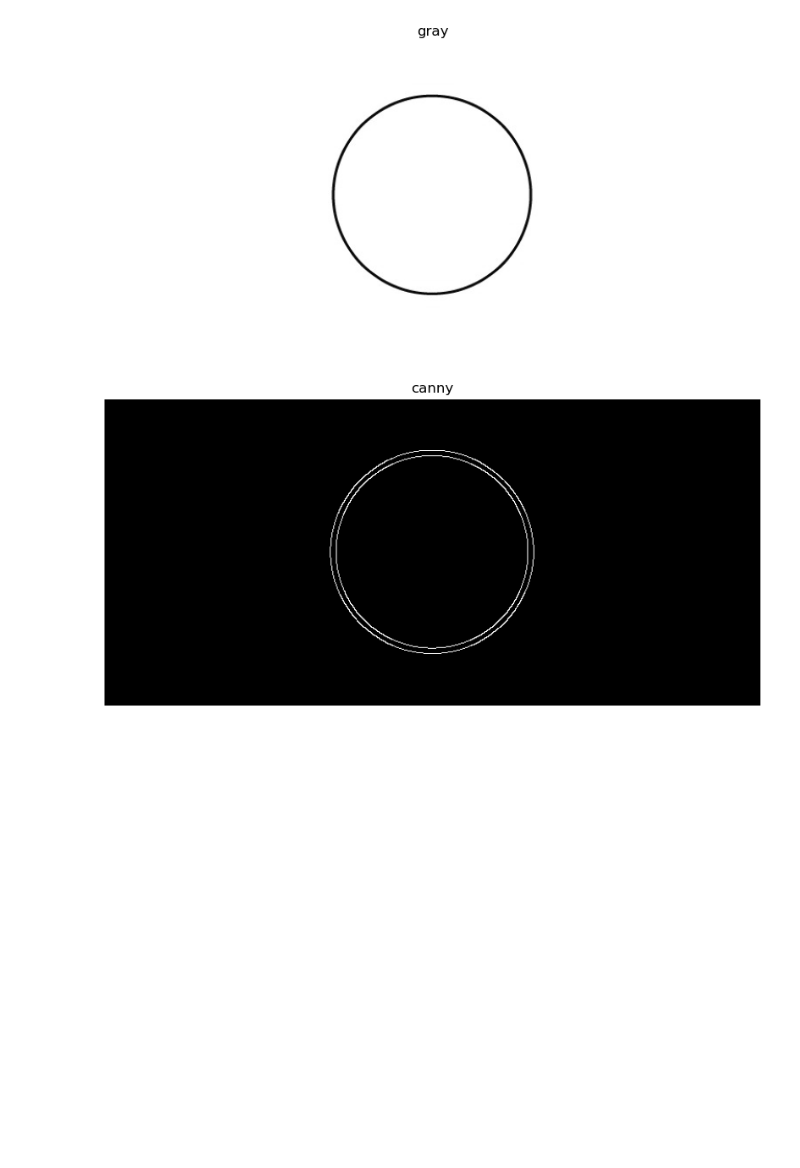
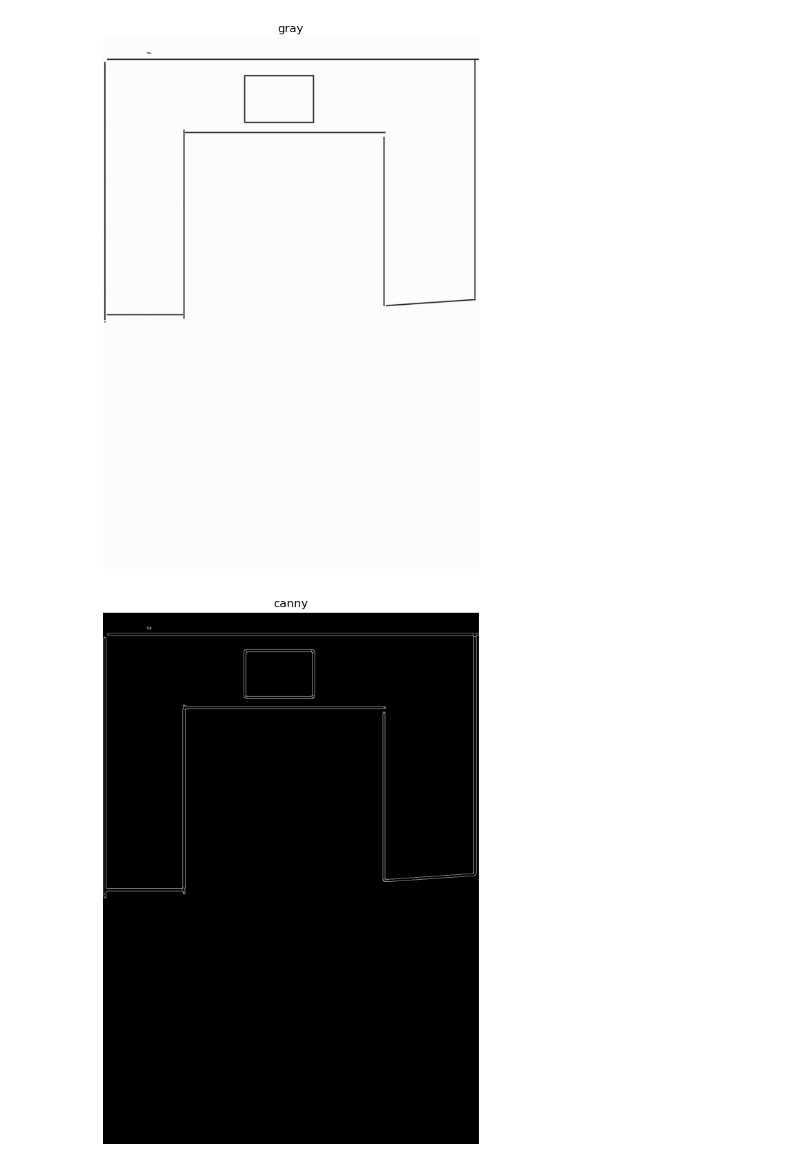
Before and after one commit to abdelrahman7124/torpedo-project, a Jupyter notebook: GUI/ShapeDetect.ipynb, the cells around one changed output. Saved outputs shown, nothing was run; the diff lists cells and outputs as text; code cells hidden in the pictures; blank space fills up the shorter version.

Commit message:
complete detect shap func wiht high acc

```diff
--- a/GUI/ShapeDetect.ipynb
+++ b/GUI/ShapeDetect.ipynb
@@ -48,27 +73,57 @@ def detect_shape(contour):
 # %%
-#Select img path form here
-img = cv.imread('imgs/circle2.jpg')
+img_path = "imgs/sq2.jpeg"
+
+img = cv.imread(img_path)
+
 img_copy = img.copy()
-#display_image(img_copy)
+
+
+
+# Convert to grayscale
 
 gray = cv.cvtColor(img, cv.COLOR_BGR2GRAY)
-display_image(gray,"gray")
+
+display_image(gray, "gray")
+
+
+
+# Apply Gaussian Blur
+
 gaussian = cv.GaussianBlur(gray, (9, 9), 0)
-#display_image(gaussian,"gaussian_blur_stronger")
+
+
+
+# Apply Median Blur
 
 median = cv.medianBlur(gaussian, 9)
-#display_image(median,"median+ gauusian")
 
-canny = cv.Canny(median,1,37)
-display_image(canny,"canny")
+
+
+# Apply Canny Edge Detection
+
+canny = cv.Canny(median, 50, 150)
+
+display_image(canny, "canny")
+
+
+
+# Apply Morphological Closing
 
 kernel = np.ones((9, 9), np.uint8)
+
 closed = cv.morphologyEx(canny, cv.MORPH_CLOSE, kernel)
+
 display_image(closed, "closed")
 
-kernel = np.ones((3, 3), np.uint8)
+
+
+# Dilate
+
+kernel = np.ones((1, 1), np.uint8)
+
 dilated = cv.dilate(closed, kernel, iterations=1)
-display_image(dilated ,"dilated")
+
+display_image(dilated, "dilated")
 # %% [output]
-[figure, old version]
+[figure, new version]
-[figure, old version]
+[figure, new version]
```
Also changed, not shown: parts of 4 cells of this notebook, 6 other files.
